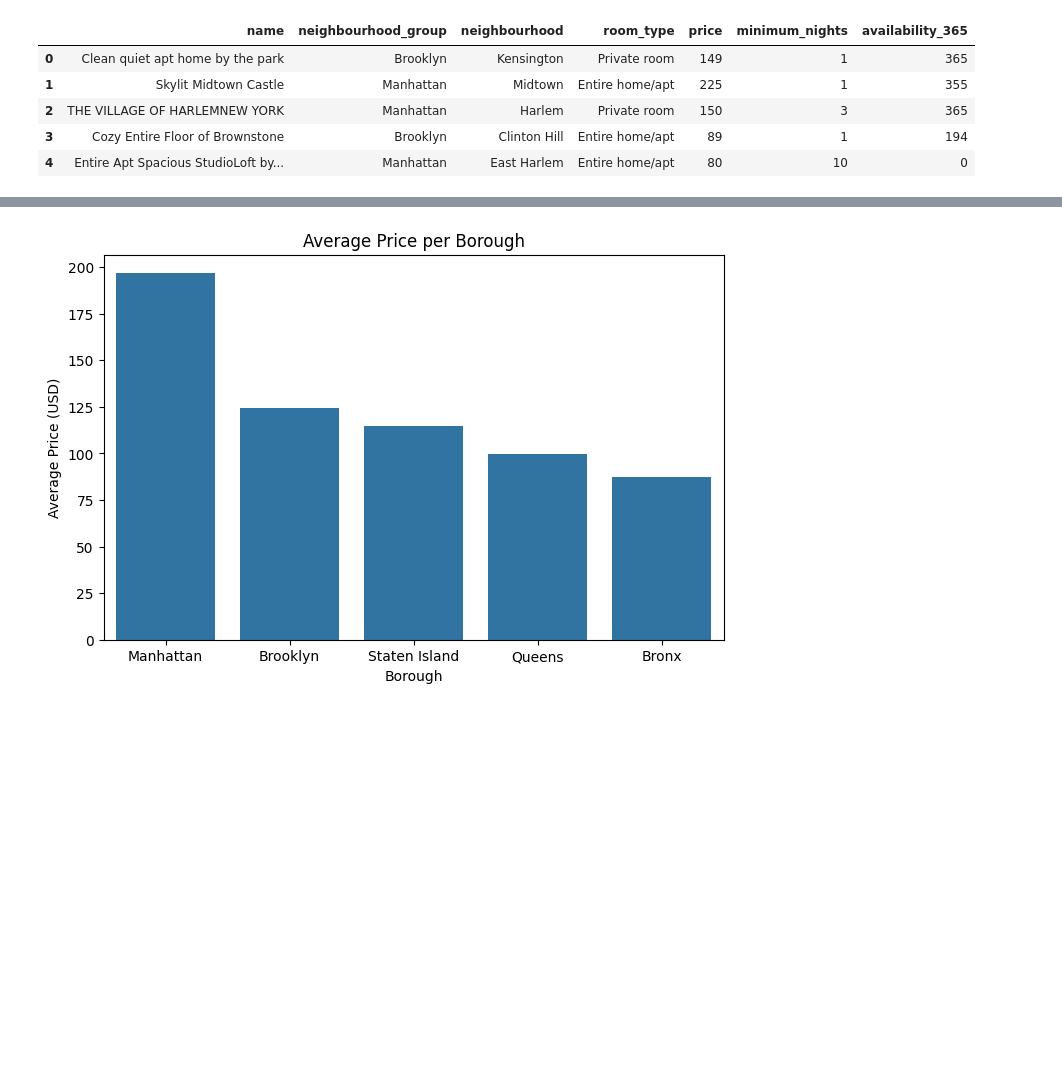
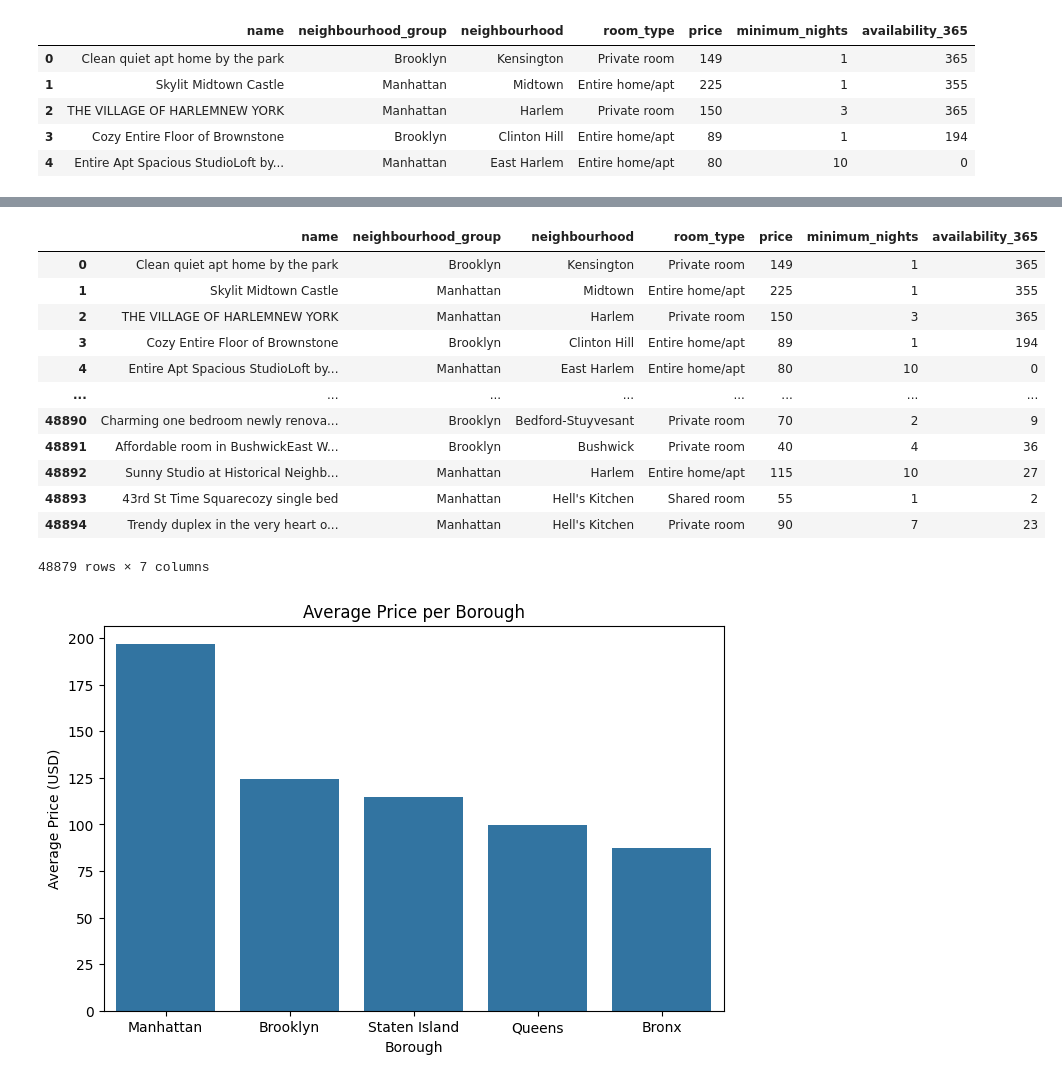
Before and after one commit to irmacfw/sql-database, a Jupyter notebook: Insights.ipynb, the cells around one changed output, grey strips where cells are left out. Drawn from its saved outputs; the diff is of its cells as text; code cells hidden in the pictures; blank space fills up the shorter version.

```diff
--- a/Insights.ipynb
+++ b/Insights.ipynb
@@ -56 +111,17 @@ df1.head(5)
+# %%
+df1
+# %% [output]
+|  | name | neighbourhood_group | neighbourhood | room_type | price | minimum_nights | availability_365 |
+| 0 | Clean quiet apt home by the park | Brooklyn | Kensington | Private room | 149 | 1 | 365 |
+| 1 | Skylit Midtown Castle | Manhattan | Midtown | Entire home/apt | 225 | 1 | 355 |
+| 2 | THE VILLAGE OF HARLEMNEW YORK | Manhattan | Harlem | Private room | 150 | 3 | 365 |
+| 3 | Cozy Entire Floor of Brownstone | Brooklyn | Clinton Hill | Entire home/apt | 89 | 1 | 194 |
+| 4 | Entire Apt Spacious StudioLoft by... | Manhattan | East Harlem | Entire home/apt | 80 | 10 | 0 |
+| ... | ... | ... | ... | ... | ... | ... | ... |
+| 48890 | Charming one bedroom newly renova... | Brooklyn | Bedford-Stuyvesant | Private room | 70 | 2 | 9 |
+| 48891 | Affordable room in BushwickEast W... | Brooklyn | Bushwick | Private room | 40 | 4 | 36 |
+| 48892 | Sunny Studio at Historical Neighb... | Manhattan | Harlem | Entire home/apt | 115 | 10 | 27 |
+| 48893 | 43rd St Time Squarecozy single bed | Manhattan | Hell's Kitchen | Shared room | 55 | 1 | 2 |
+| 48894 | Trendy duplex in the very heart o... | Manhattan | Hell's Kitchen | Private room | 90 | 7 | 23 |
+48879 rows × 7 columns
 # %%
```
Also changed, not shown: parts of 12 cells of this notebook, 3 other files.
